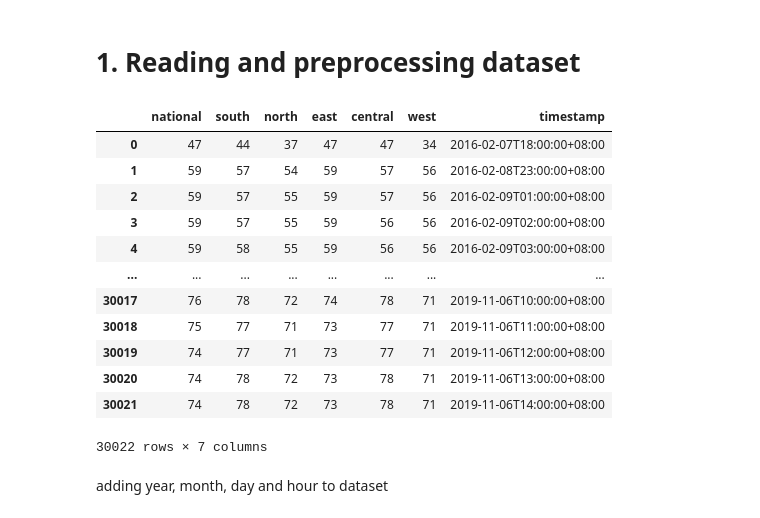
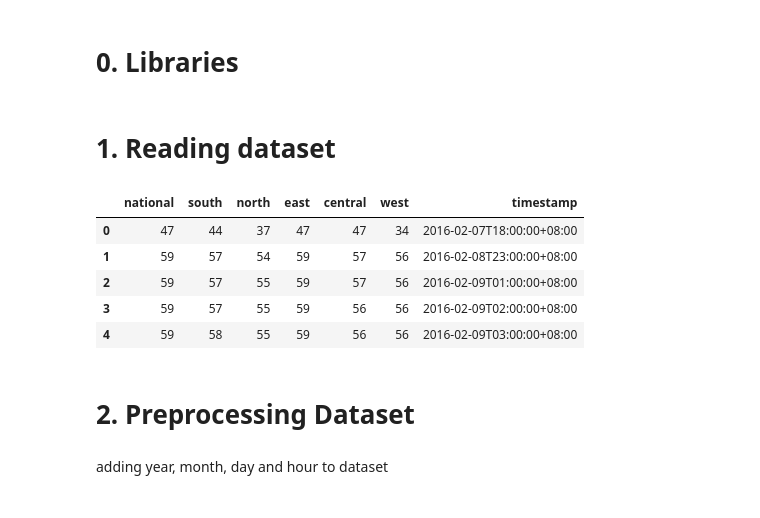
Before and after one commit to mrazizi/YapAiTek-Assessment, a Jupyter notebook: YapAiTek_Assessment.ipynb, the cells around one changed output. Cells and saved outputs as stored; diff of their text form; code cells hidden in the pictures.

```diff
--- a/YapAiTek_Assessment.ipynb
+++ b/YapAiTek_Assessment.ipynb
@@ -5,0 +1,2 @@ import matplotlib.pyplot as plt
+# %% [markdown]
+# 0. Libraries
@@ -6,25 +14,20 @@ import matplotlib.pyplot as plt
 # %% [markdown]
-# 1. Reading and preprocessing dataset
+# 1. Reading dataset
 # %%
 # loading csv dataset
 dataset_path = "/content/drive/My Drive/Work/YapAiTek/Assessment/dataset/psi_df_2016_2019.csv"
 df = pd.read_csv(dataset_path)
 # %%
-df
+df.head()
 # %% [output]
 |  | national | south | north | east | central | west | timestamp |
 | 0 | 47 | 44 | 37 | 47 | 47 | 34 | 2016-02-07T18:00:00+08:00 |
 | 1 | 59 | 57 | 54 | 59 | 57 | 56 | 2016-02-08T23:00:00+08:00 |
 | 2 | 59 | 57 | 55 | 59 | 57 | 56 | 2016-02-09T01:00:00+08:00 |
 | 3 | 59 | 57 | 55 | 59 | 56 | 56 | 2016-02-09T02:00:00+08:00 |
 | 4 | 59 | 58 | 55 | 59 | 56 | 56 | 2016-02-09T03:00:00+08:00 |
-| ... | ... | ... | ... | ... | ... | ... | ... |
-| 30017 | 76 | 78 | 72 | 74 | 78 | 71 | 2019-11-06T10:00:00+08:00 |
-| 30018 | 75 | 77 | 71 | 73 | 77 | 71 | 2019-11-06T11:00:00+08:00 |
-| 30019 | 74 | 77 | 71 | 73 | 77 | 71 | 2019-11-06T12:00:00+08:00 |
-| 30020 | 74 | 78 | 72 | 73 | 78 | 71 | 2019-11-06T13:00:00+08:00 |
-| 30021 | 74 | 78 | 72 | 73 | 78 | 71 | 2019-11-06T14:00:00+08:00 |
-30022 rows × 7 columns
+# %% [markdown]
+# 2. Preprocessing Dataset
 # %% [markdown]
 adding year, month, day and hour to dataset
 # %%
```
Also changed, not shown: parts of 21 cells of this notebook.
